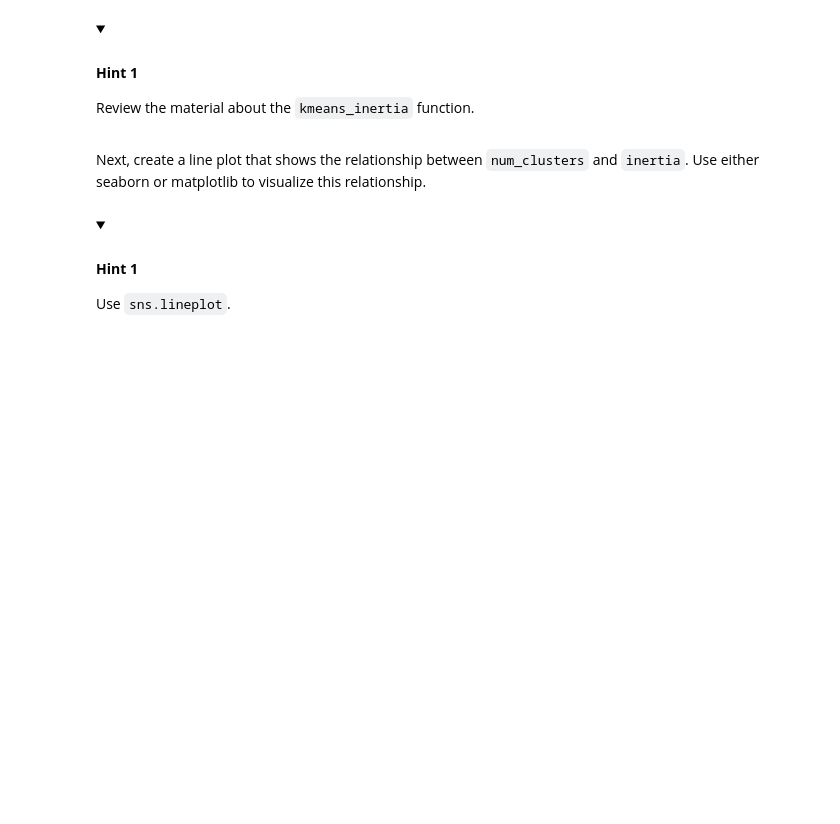
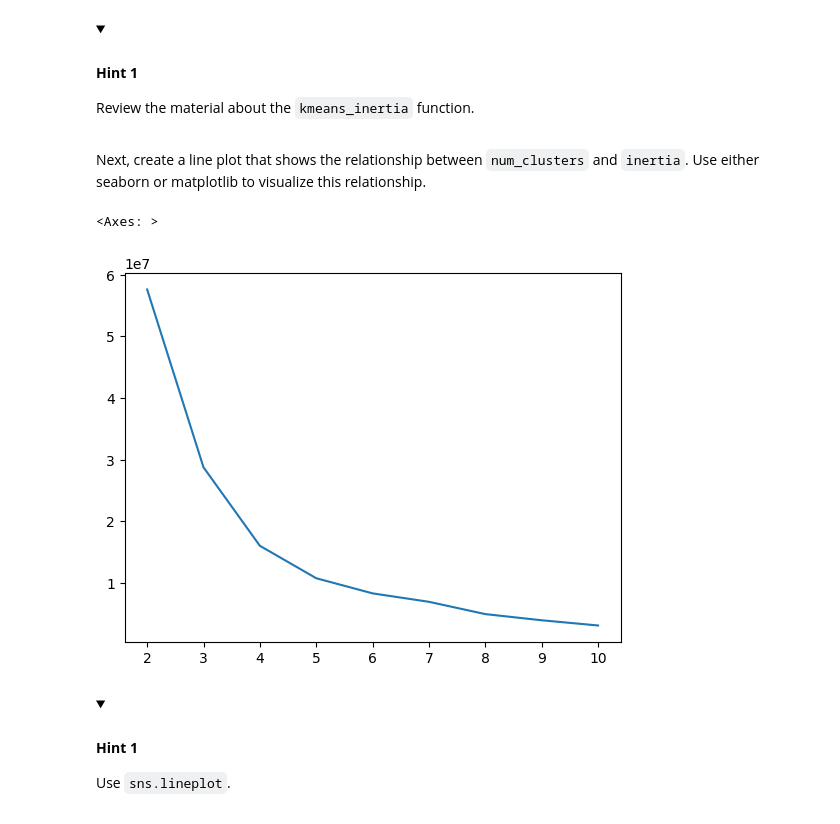
Before and after one commit to lusamreth/data-science-class, a Jupyter notebook: Activity_Build_a_K_means_model.ipynb, the cells around one changed output. Cells and saved outputs as stored; diff of their text form; code cells hidden in the pictures; folded sections open; blank space fills up the shorter version.

```diff
--- a/Activity_Build_a_K_means_model.ipynb
+++ b/Activity_Build_a_K_means_model.ipynb
@@ -292,5 +292,6 @@ Note that the `'species'` column is not numeric. Don't drop the `'species'` colu
 # Drop the island column.
 
 ### YOUR CODE HERE ###
-penguins_subset.drop("island",axis="columns")
+penguins_subset = penguins_subset.drop("island",axis="columns")
+print(penguins_subset.head(5))
 # %% [output]
@@ -324,3 +318,6 @@ First, copy all the features except the `'species'` column to a DataFrame `X`.
 
 ### YOUR CODE HERE ###
 scaler = StandardScaler()
+X_scaled = penguins_subset.drop("species",axis="columns")
+print(X_scaled.head(5))
+scaler.fit_transform(X_scaled)
@@ -365,9 +376,21 @@ When using K-means inside the function, set the `random_state` to `42`. This way
 # Fit K-means and evaluate inertia for different values of k.
 
 ### YOUR CODE HERE ###
+
+def kmeans_inertia(num_clusters,x_vals):
+  result = []
+  for n_cluster in num_clusters:
+    kmean = KMeans(n_clusters=n_cluster,random_state=42,n_init="auto")
+    result.append(kmean.fit(x_vals).inertia_)
+  return result
+  # inertia_
 # %% [markdown]
 Use the `kmeans_inertia` function to return a list of inertia for k=2 to 10.
 # %%
 # Return a list of inertia for k=2 to 10.
 
 ### YOUR CODE HERE ###
+
+num_clusters = range(2,11)
+inertia = kmeans_inertia(num_clusters,X_scaled)
+print(inertia)
@@ -383,7 +408,12 @@ Use either seaborn or matplotlib to visualize this relationship.
 # %%
 # Create a line plot.
 
 ### YOUR CODE HERE ###
+
+sns.lineplot(x=num_clusters,y=inertia)
+# %% [output]
+<Axes: >
+[figure, added]
 # %% [markdown]
 <details>
   <summary><h4><strong>Hint 1</strong></h4></summary>
```
Also changed, not shown: parts of 6 cells of this notebook.
